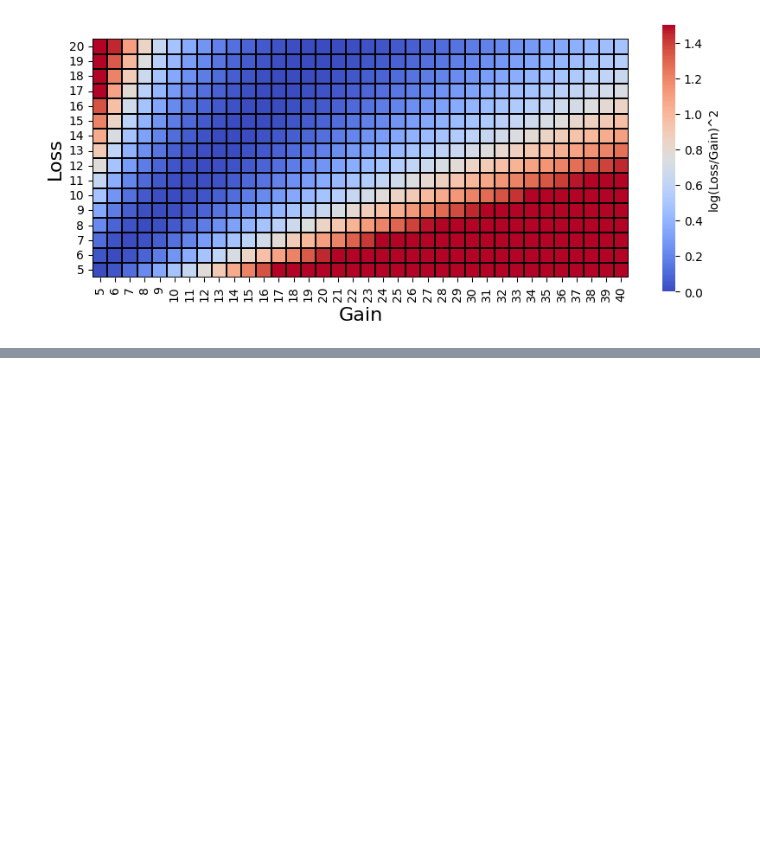
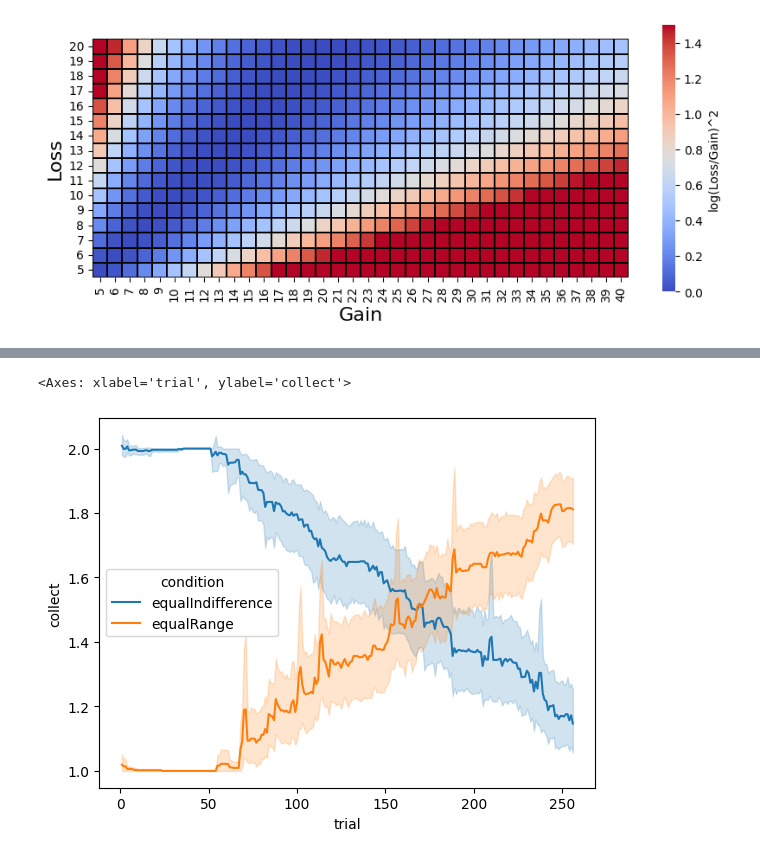
Before and after one commit to GusStgoReyes/riskyneuroarousal, a Jupyter notebook: notebooks/reproducible/random_plots.ipynb, the cells around one changed output, grey strips where cells are left out. Cells and saved outputs as stored; diff of their text form; code cells hidden in the pictures; blank space fills up the shorter version.

```diff
--- a/notebooks/reproducible/random_plots.ipynb
+++ b/notebooks/reproducible/random_plots.ipynb
@@ -159,3 +161,7 @@ plt.show()
 [figure]
 # %%
 data = load_behavioral_data(min_RT=0.2)
+# %%
+data["gainoverloss"] = data["gain"] / data["loss"]
+# %%
+data["cumulative_max_gain"] = data.groupby("sub")["gainoverloss"].cummax()
@@ -173,0 +188,6 @@ sns.lineplot(data, x="trial", y="cumulative_max_loss", hue="condition", ax=axs[1
+# %%
+# Define the window size
+window_size = 300
+
+data["cumulative_max_gain"] = data.groupby("sub")["gain"].rolling(window_size, min_periods = 1).max().reset_index()["gain"]
+data["cumulative_max_loss"] = data.groupby("sub")["loss"].rolling(window_size, min_periods = 1).max().reset_index()["loss"]
@@ -173,0 +210,7 @@ sns.lineplot(data, x="trial", y="cumulative_max_loss", hue="condition", ax=axs[1
+# %%
+data["collect"] = data["cumulative_max_gain"] / data["cumulative_max_loss"]
+# %%
+sns.lineplot(data, x="trial", y="collect", hue="condition")
+# %% [output]
+<Axes: xlabel='trial', ylabel='collect'>
+[figure, added]
```
Also changed, not shown: parts of 6 cells of this notebook, 23 other files.
